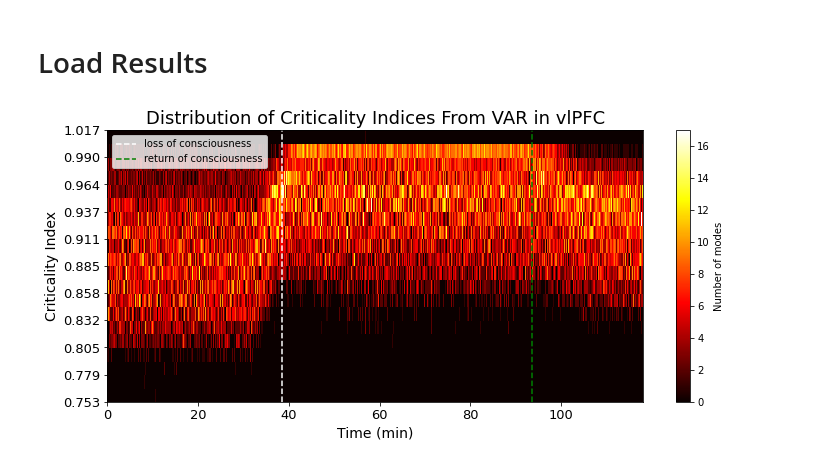
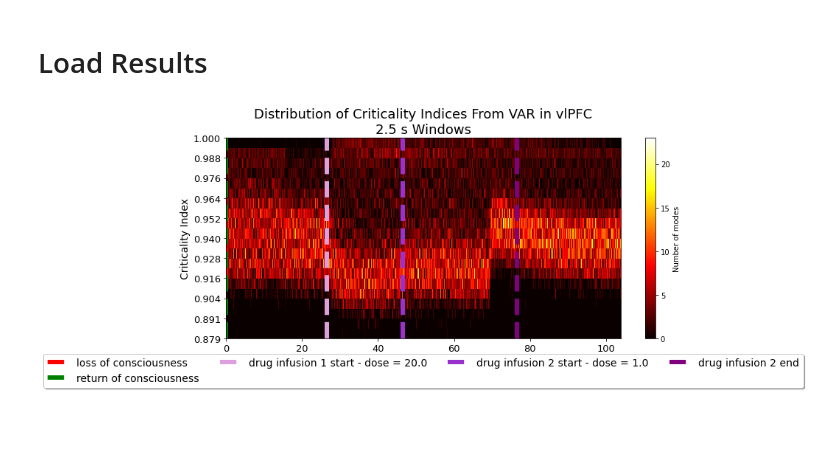
Before and after one commit to adamjeisen/ChaoticConsciousness, a Jupyter notebook: _sandbox/VAR_method/2021-11-25 - Make VAR Criticality Distribution Plots.ipynb, the cells around one changed output. Saved outputs shown, nothing was run; the diff lists cells and outputs as text; code cells hidden in the pictures; blank space fills up the shorter version.

Commit message:
A little work on Ketamine. Some small testing updates in progress.

```diff
--- a/_sandbox/VAR_method/2021-11-25 - Make VAR Criticality Distribution Plots.ipynb
+++ b/_sandbox/VAR_method/2021-11-25 - Make VAR Criticality Distribution Plots.ipynb
@@ -23,7 +23,8 @@ from utils import get_binary_stimuli, get_sample_interval, load, save, to_string
 # %% [markdown]
 # Load Session Info
 # %%
-filename = r'/home/adameisen/millerdata/common/datasets/anesthesia/mat/propofolPuffTone/Mary-Anesthesia-20160809-01.mat'
+# filename = r'/home/adameisen/millerdata/common/datasets/anesthesia/mat/propofolPuffTone/Mary-Anesthesia-20160809-01.mat'
+filename = r'/home/adameisen/millerdata/common/datasets/anesthesia/mat/ketamine/Mary-Anesthesia-20170329-02.mat'
 electrode_info, lfp_schema, session_info, trial_info, unit_info = loadmat(filename, variables=['electrodeInfo', 'lfpSchema', 'sessionInfo', 'trialInfo', 'unitInfo'], verbose=False)
 dt = lfp_schema['smpInterval'][0]
 # T = lfp.shape[0]
@@ -32,32 +33,42 @@ f = h5py.File(filename, 'r')
 # %% [markdown]
 # Load Results
 # %%
-data_dir = "/home/adameisen/Documents/MIT/code/ChaoticConsciousness/__data__/VAR_poster_presentation/full_vlPFC"
-datafile = os.path.join(data_dir, "results_window_2.5_stride_2.5_PCA_dim_-1")
+data_dir = "/home/adameisen/Documents/MIT/code/ChaoticConsciousness/__data__/VAR/ketamine"
+window = 2.5
+stride = 2.5
+datafile = os.path.join(data_dir, f'results_ketamine_{os.path.basename(filename[:-4])}_window_{window}_stride_{stride}_PCA_dim_-1')
 results = load(datafile)
+# %%
+area = 'vlPFC'
 # %%
 bin_nums = 20
-bins = [(results['eigs'].max() - results['eigs'].min())*i/bin_nums + results['eigs'].min() for i in range(bin_nums + 1 )]
-criticality_prob_dist = np.zeros((results['eigs'].shape[0], bin_nums))
-for t in range(results['eigs'].shape[0]):
-    criticality_prob_dist[t] = np.histogram(results['eigs'][t], bins=bins)[0]
+bins = [(results[area]['eigs'].max() - results[area]['eigs'].min())*i/bin_nums + results[area]['eigs'].min() for i in range(bin_nums + 1 )]
+criticality_prob_dist = np.zeros((results[area]['eigs'].shape[0], bin_nums))
+for t in range(results[area]['eigs'].shape[0]):
+    criticality_prob_dist[t] = np.histogram(results[area]['eigs'][t], bins=bins)[0]
 # %%
+lw = 6
 stride = 2.5
 plt.figure(figsize=(12, 5))
 plt.pcolormesh(criticality_prob_dist.T, cmap='hot')
-start_times = np.arange(results['eigs'].shape[0])*stride/60
+start_times = np.arange(results[area]['eigs'].shape[0])*stride/60
 xticks = plt.xticks()
 plt.xticks([int(i*60/stride) for i in np.arange(0, 120, 20)], np.arange(0, 120, 20))
 plt.yticks(np.arange(0, 21, 2), [f"{b:.3f}" for b in np.array(bins)[np.arange(0, 21, 2)]])
 ax = plt.gca()
 ax.tick_params(labelsize=13)
 plt.xlabel("Time (min)", fontsize=14)
 plt.ylabel("Criticality Index", fontsize=14)
-plt.title("Distribution of Criticality Indices From VAR in vlPFC", fontsize=18)
-plt.axvline(session_info['eyesClose'][-1]/2.5 if isinstance(session_info['eyesClose'], np.ndarray) else session_info['eyesClose']/60, linestyle='--', c='white', label="loss of consciousness")
-plt.axvline(session_info['eyesOpen'][-1]/2.5 if isinstance(session_info['eyesOpen'], np.ndarray) else session_info['eyesOpen']/60, linestyle='--', c='green', label="return of consciousness")
-plt.legend()
+plt.title(f"Distribution of Criticality Indices From VAR in {area}\n2.5 s Windows", fontsize=18)
+plt.axvline(session_info['eyesClose'][-1]/stride if isinstance(session_info['eyesClose'], np.ndarray) else session_info['eyesClose']/60, linestyle='--', lw=lw, c='red', label="loss of consciousness")
+plt.axvline(session_info['eyesOpen'][-1]/stride if isinstance(session_info['eyesOpen'], np.ndarray) else session_info['eyesOpen']/60, linestyle='--', lw=lw, c='green', label="return of consciousness")
+plt.axvline(session_info['drugStart'][0]/stride, color='plum', linestyle='--', lw=lw, label=f"drug infusion 1 start - dose = {session_info['drugDose'][0]}")
+plt.axvline(session_info['drugStart'][1]/stride, color='darkorchid', linestyle='--', lw=lw, label=f"drug infusion 2 start - dose = {session_info['drugDose'][1]}")
+plt.axvline(session_info['drugEnd'][1]/stride, color='purple', linestyle='--', lw=lw, label=f"drug infusion 2 end")
+# ax.fill_between(np.arange(session_info['drugStart'][1], session_info['drugEnd'][1], stride)/60,
+#     min_val, max_val, color='darkorchid', alpha=0.2, label=f"drug infusion 1 - dose = {session_info['drugDose'][1]}")
+plt.legend(fontsize=14, loc='upper center', ncol=4, bbox_to_anchor=(0.5, -0.05),fancybox=True, shadow=True)
 plt.colorbar(label="Number of modes")
 plt.show()
 # %% [output]
-[figure, old version]
+[figure, new version]
```
Also changed, not shown: parts of 7 cells of this notebook, 7 other files.
